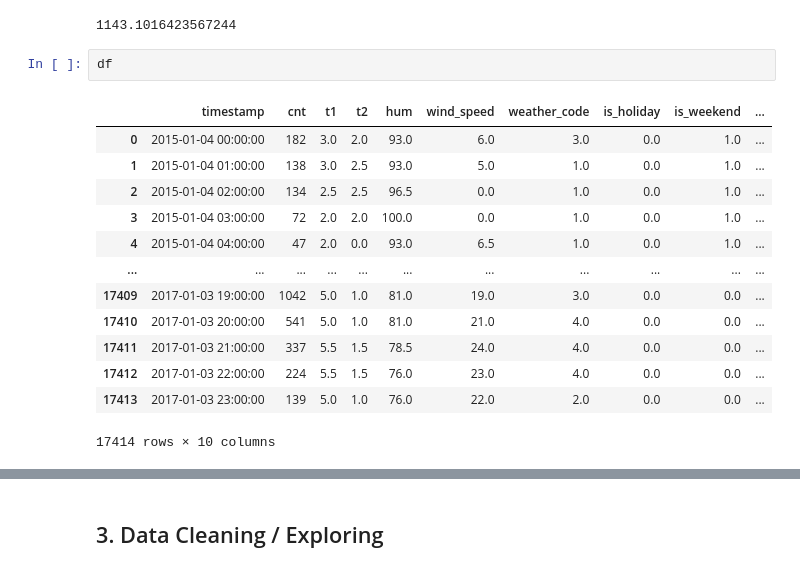
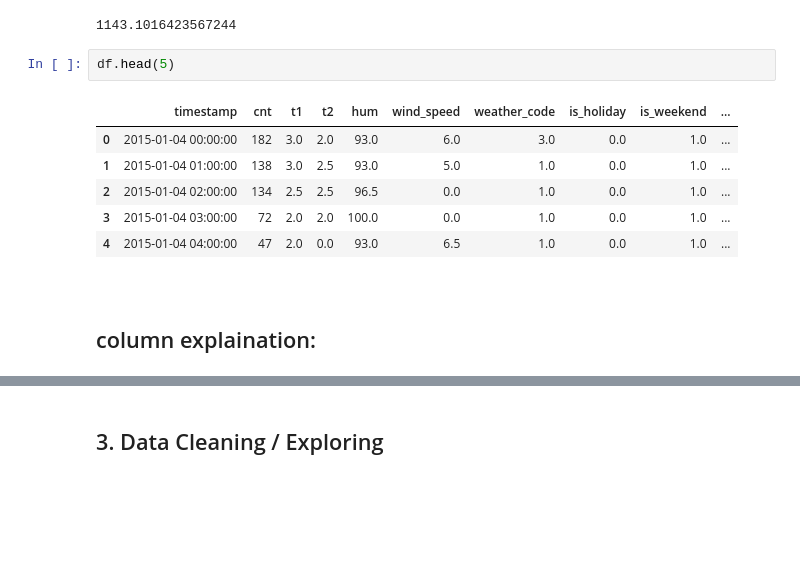
Before and after one commit to xyzjust/LondonBikeShare, a Jupyter notebook: London_BikeShare_Prediction.ipynb, the cells around one changed output, grey strips where cells are left out. Saved outputs shown, nothing was run; the diff lists cells and outputs as text; blank space fills up the shorter version.

Commit message:
use markdowns, sectioned codes

```diff
--- a/London_BikeShare_Prediction.ipynb
+++ b/London_BikeShare_Prediction.ipynb
@@ -95,18 +110,15 @@ df['cnt'].mean()
 # %% [output]
 1143.1016423567244
 # %%
-df
+df.head(5)
 # %% [output]
 |  | timestamp | cnt | t1 | t2 | hum | wind_speed | weather_code | is_holiday | is_weekend | ... |
 | 0 | 2015-01-04 00:00:00 | 182 | 3.0 | 2.0 | 93.0 | 6.0 | 3.0 | 0.0 | 1.0 | ... |
 | 1 | 2015-01-04 01:00:00 | 138 | 3.0 | 2.5 | 93.0 | 5.0 | 1.0 | 0.0 | 1.0 | ... |
 | 2 | 2015-01-04 02:00:00 | 134 | 2.5 | 2.5 | 96.5 | 0.0 | 1.0 | 0.0 | 1.0 | ... |
 | 3 | 2015-01-04 03:00:00 | 72 | 2.0 | 2.0 | 100.0 | 0.0 | 1.0 | 0.0 | 1.0 | ... |
 | 4 | 2015-01-04 04:00:00 | 47 | 2.0 | 0.0 | 93.0 | 6.5 | 1.0 | 0.0 | 1.0 | ... |
-| ... | ... | ... | ... | ... | ... | ... | ... | ... | ... | ... |
-| 17409 | 2017-01-03 19:00:00 | 1042 | 5.0 | 1.0 | 81.0 | 19.0 | 3.0 | 0.0 | 0.0 | ... |
-| 17410 | 2017-01-03 20:00:00 | 541 | 5.0 | 1.0 | 81.0 | 21.0 | 4.0 | 0.0 | 0.0 | ... |
-| 17411 | 2017-01-03 21:00:00 | 337 | 5.5 | 1.5 | 78.5 | 24.0 | 4.0 | 0.0 | 0.0 | ... |
-| 17412 | 2017-01-03 22:00:00 | 224 | 5.5 | 1.5 | 76.0 | 23.0 | 4.0 | 0.0 | 0.0 | ... |
-| 17413 | 2017-01-03 23:00:00 | 139 | 5.0 | 1.0 | 76.0 | 22.0 | 2.0 | 0.0 | 0.0 | ... |
-17414 rows × 10 columns
+# %% [markdown]
+<a id='section_col_explain'></a>
+# %% [markdown]
+## column explaination:
```
Also changed, not shown: parts of 76 cells of this notebook.
